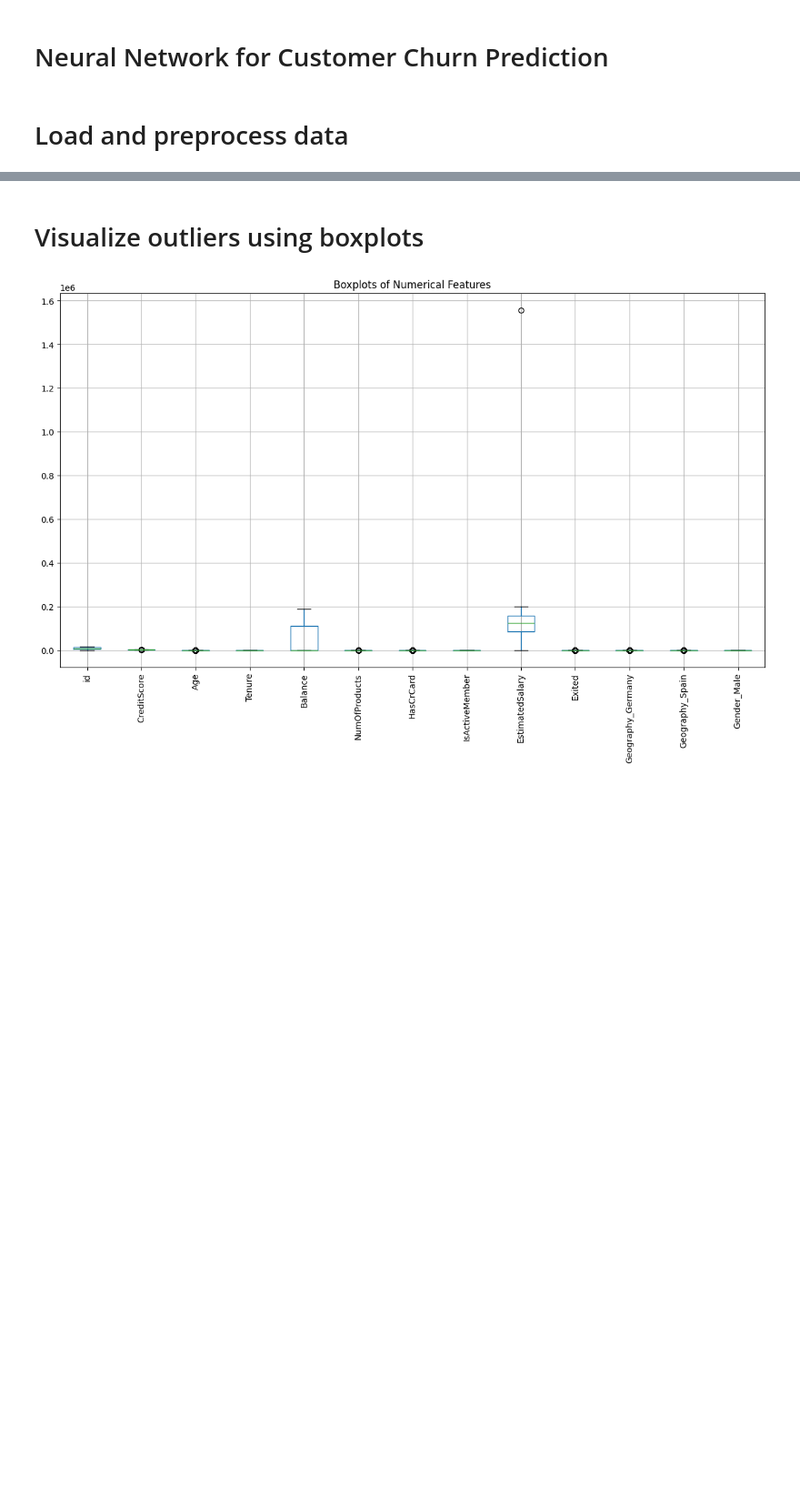
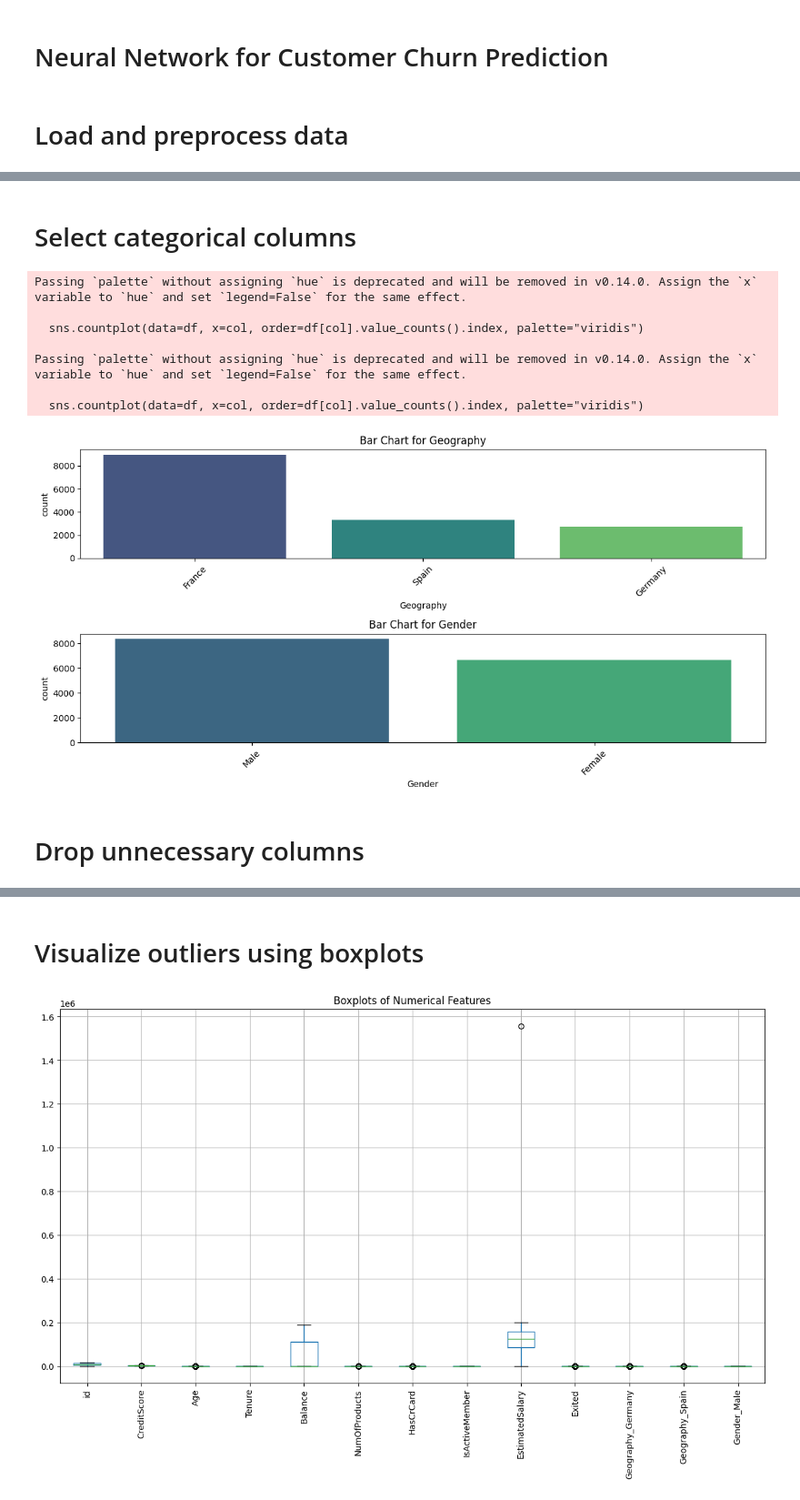
Before and after one commit to hasithaPerera2002/bank-customer-churn, a Jupyter notebook: notebooks/neural_network_model.ipynb, the cells around one changed output, grey strips where cells are left out. Shown at 91% size. Drawn from its saved outputs; the diff is of its cells as text; code cells hidden in the pictures; blank space fills up the shorter version.

```diff
--- a/notebooks/neural_network_model.ipynb
+++ b/notebooks/neural_network_model.ipynb
@@ -23,0 +45,26 @@ df = pd.get_dummies(df, columns=['Geography', 'Gender'], drop_first=True)
+# %% [markdown]
+# Select categorical columns
+# %%
+cat_cols = df.select_dtypes(include=['object', 'category']).columns
+cat_cols = [col for col in cat_cols if col != 'Surname']
+
+plt.figure(figsize=(12, len(cat_cols) * 3))
+for i, col in enumerate(cat_cols, 1):
+    plt.subplot(len(cat_cols), 1, i)
+    sns.countplot(data=df, x=col, order=df[col].value_counts().index, palette="viridis")
+    plt.title(f'Bar Chart for {col}', fontsize=12)
+    plt.xticks(rotation=45)
+plt.tight_layout()
+plt.savefig("bar_charts.png", dpi=300, bbox_inches="tight")
+plt.show()
+# %% [output]
+Passing `palette` without assigning `hue` is deprecated and will be removed in v0.14.0. Assign the `x` variable to `hue` and set `legend=False` for the same effect.
+
+  sns.countplot(data=df, x=col, order=df[col].value_counts().index, palette="viridis")
+
+Passing `palette` without assigning `hue` is deprecated and will be removed in v0.14.0. Assign the `x` variable to `hue` and set `legend=False` for the same effect.
+
+  sns.countplot(data=df, x=col, order=df[col].value_counts().index, palette="viridis")
+[figure, added]
+# %% [markdown]
+# Drop unnecessary columns
```
Also changed, not shown: parts of 16 cells of this notebook, 11 other files.
